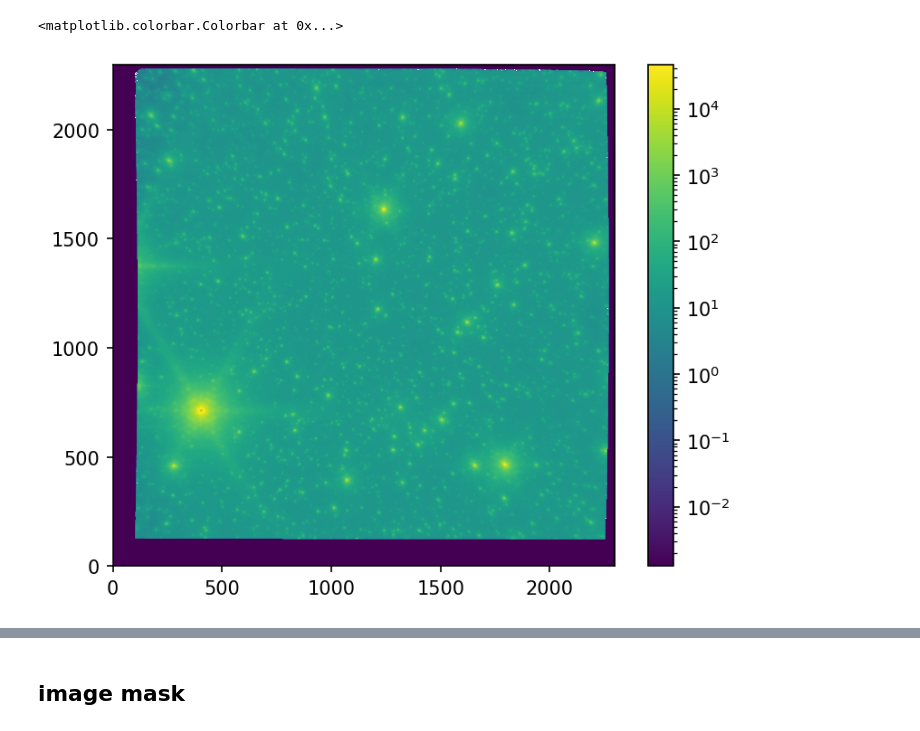
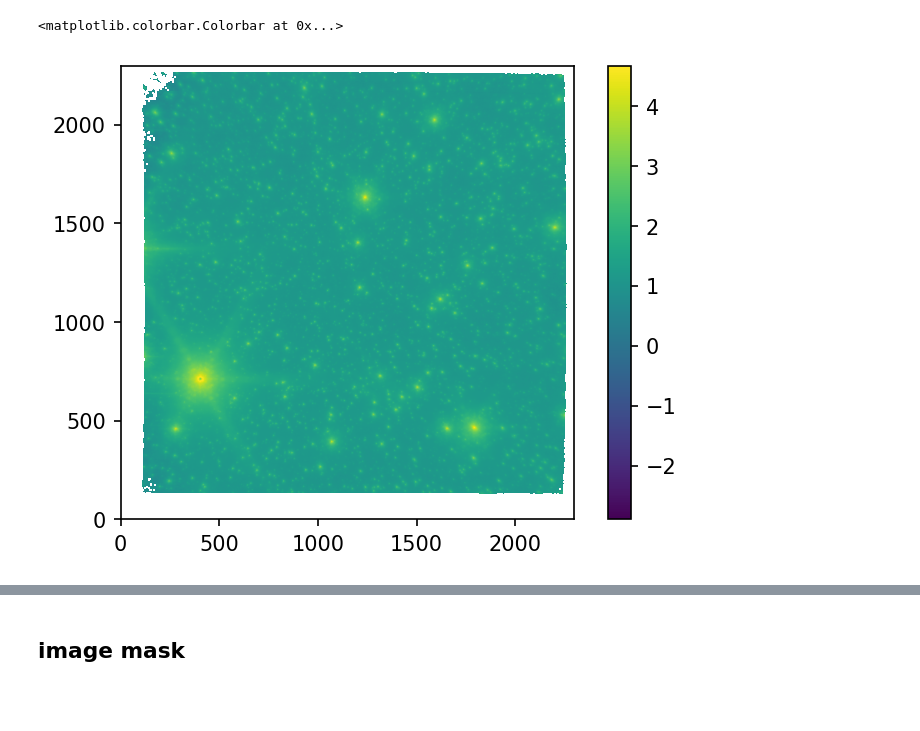
Before and after one commit to kemasuda/bepsf, a Jupyter notebook: keck/flux_and_position_common_psf.ipynb, the cells around one changed output, grey strips where cells are left out. Cells and saved outputs as stored; diff of their text form; code cells hidden in the pictures; blank space fills up the shorter version.

```diff
--- a/keck/flux_and_position_common_psf.ipynb
+++ b/keck/flux_and_position_common_psf.ipynb
@@ -49,8 +51,8 @@ def plot_individual_sources(data, sources, width=20, norm='log'):
 hdul = fits.open("magO_MB116_kp_tdOpen.fits")
 data_raw = hdul[0].data
 # %%
-plt.imshow(data_raw, origin='lower', norm='log')
+plt.imshow(np.log10(data_raw), origin='lower')
 plt.colorbar()
 # %% [output]
 <matplotlib.colorbar.Colorbar at 0x...>
-[figure, old version]
+[figure, new version]
```
Also changed, not shown: parts of 49 cells of this notebook.
